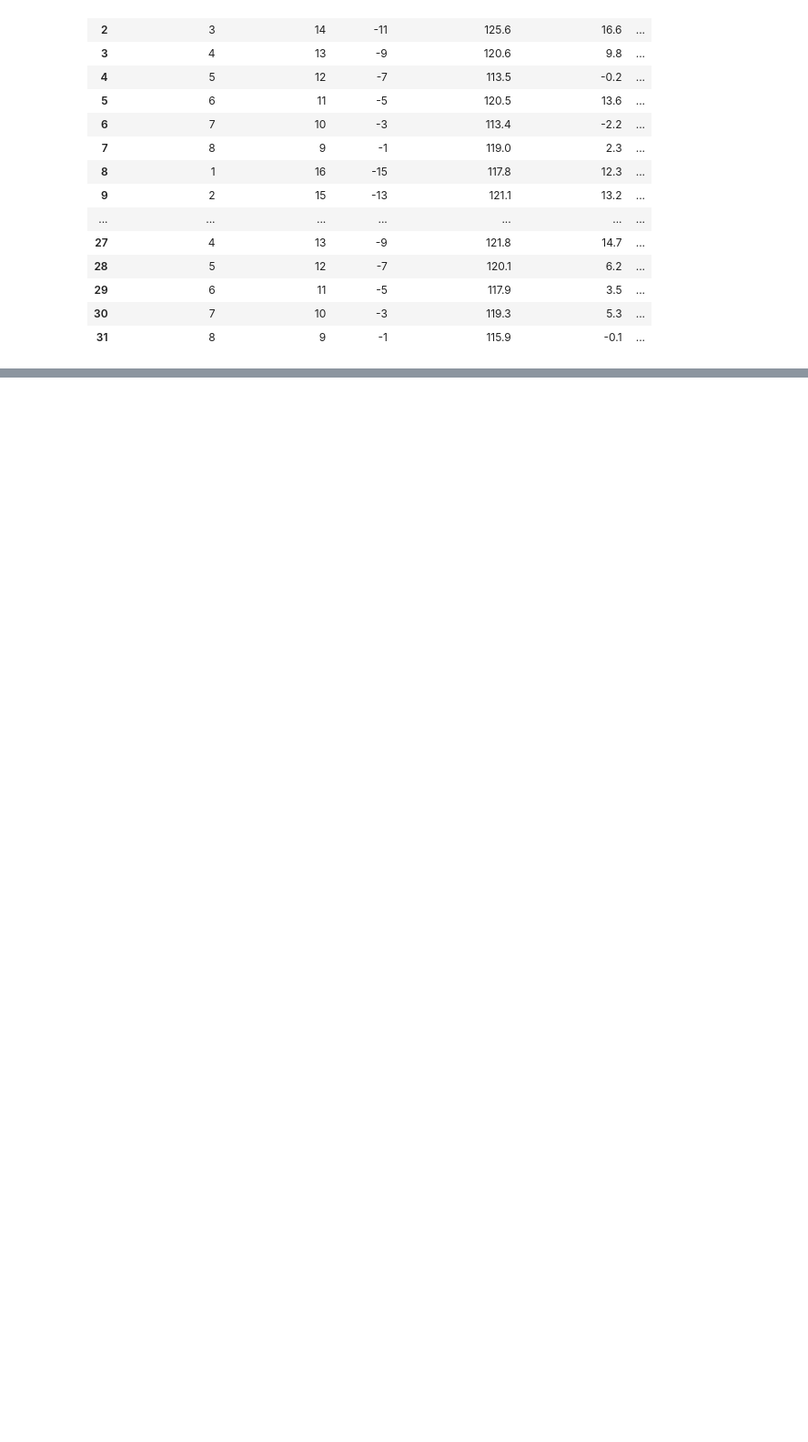
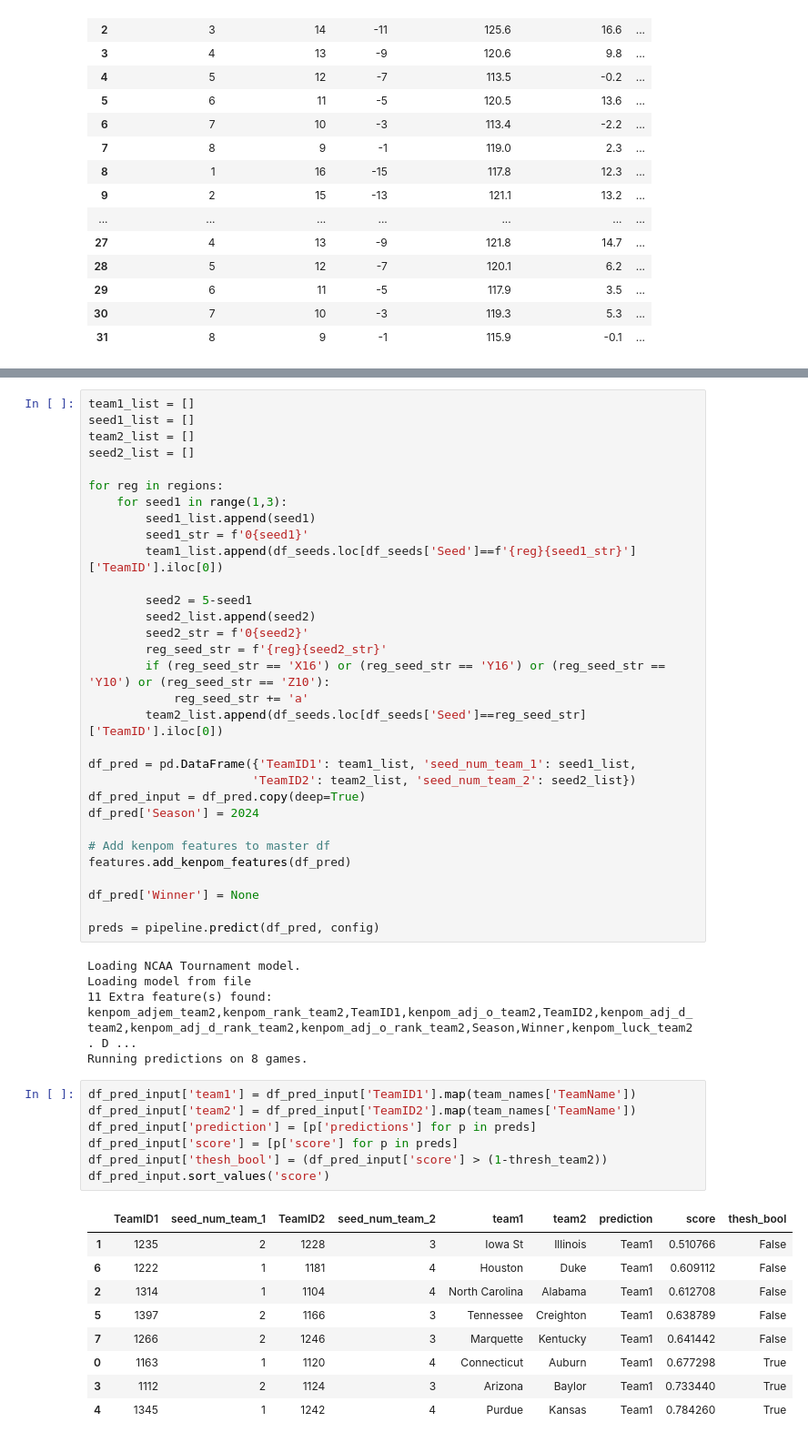
Before and after one commit to jwrichar/ncaa_tourney_predictions, a Jupyter notebook: notebooks/NCAA Tournament Modelling.ipynb, the cells around one changed output, grey strips where cells are left out. Shown: that part at 91% size. Cells and saved outputs as stored; diff of their text form; blank space fills up the shorter version.

```diff
--- a/notebooks/NCAA Tournament Modelling.ipynb
+++ b/notebooks/NCAA Tournament Modelling.ipynb
@@ -287,0 +353,53 @@ df_pred_input.sort_values('score')
+# %%
+team1_list = []
+seed1_list = []
+team2_list = []
+seed2_list = []
+
+for reg in regions:
+    for seed1 in range(1,3):
+        seed1_list.append(seed1)
+        seed1_str = f'0{seed1}'
+        team1_list.append(df_seeds.loc[df_seeds['Seed']==f'{reg}{seed1_str}']['TeamID'].iloc[0])
+
+        seed2 = 5-seed1
+        seed2_list.append(seed2)
+        seed2_str = f'0{seed2}'
+        reg_seed_str = f'{reg}{seed2_str}'
+        if (reg_seed_str == 'X16') or (reg_seed_str == 'Y16') or (reg_seed_str == 'Y10') or (reg_seed_str == 'Z10'):
+            reg_seed_str += 'a'
+        team2_list.append(df_seeds.loc[df_seeds['Seed']==reg_seed_str]['TeamID'].iloc[0])
+
+df_pred = pd.DataFrame({'TeamID1': team1_list, 'seed_num_team_1': seed1_list,
+                       'TeamID2': team2_list, 'seed_num_team_2': seed2_list})
+df_pred_input = df_pred.copy(deep=True)
+df_pred['Season'] = 2024
+
+# Add kenpom features to master df
+features.add_kenpom_features(df_pred)
+
+df_pred['Winner'] = None
+
+preds = pipeline.predict(df_pred, config)
+# %% [output]
+Loading NCAA Tournament model.
+Loading model from file
+11 Extra feature(s) found: kenpom_adjem_team2,kenpom_rank_team2,TeamID1,kenpom_adj_o_team2,TeamID2,kenpom_adj_d_team2,kenpom_adj_d_rank_team2,kenpom_adj_o_rank_team2,Season,Winner,kenpom_luck_team2. D ...
+Running predictions on 8 games.
+# %%
+df_pred_input['team1'] = df_pred_input['TeamID1'].map(team_names['TeamName'])
+df_pred_input['team2'] = df_pred_input['TeamID2'].map(team_names['TeamName'])
+df_pred_input['prediction'] = [p['predictions'] for p in preds]
+df_pred_input['score'] = [p['score'] for p in preds]
+df_pred_input['thesh_bool'] = (df_pred_input['score'] > (1-thresh_team2))
+df_pred_input.sort_values('score')
+# %% [output]
+|  | TeamID1 | seed_num_team_1 | TeamID2 | seed_num_team_2 | team1 | team2 | prediction | score | thesh_bool |
+| 1 | 1235 | 2 | 1228 | 3 | Iowa St | Illinois | Team1 | 0.510766 | False |
+| 6 | 1222 | 1 | 1181 | 4 | Houston | Duke | Team1 | 0.609112 | False |
+| 2 | 1314 | 1 | 1104 | 4 | North Carolina | Alabama | Team1 | 0.612708 | False |
+| 5 | 1397 | 2 | 1166 | 3 | Tennessee | Creighton | Team1 | 0.638789 | False |
+| 7 | 1266 | 2 | 1246 | 3 | Marquette | Kentucky | Team1 | 0.641442 | False |
+| 0 | 1163 | 1 | 1120 | 4 | Connecticut | Auburn | Team1 | 0.677298 | True |
+| 3 | 1112 | 2 | 1124 | 3 | Arizona | Baylor | Team1 | 0.733440 | True |
+| 4 | 1345 | 1 | 1242 | 4 | Purdue | Kansas | Team1 | 0.784260 | True |
```
Also changed, not shown: parts of 14 cells of this notebook, 1 other file.
